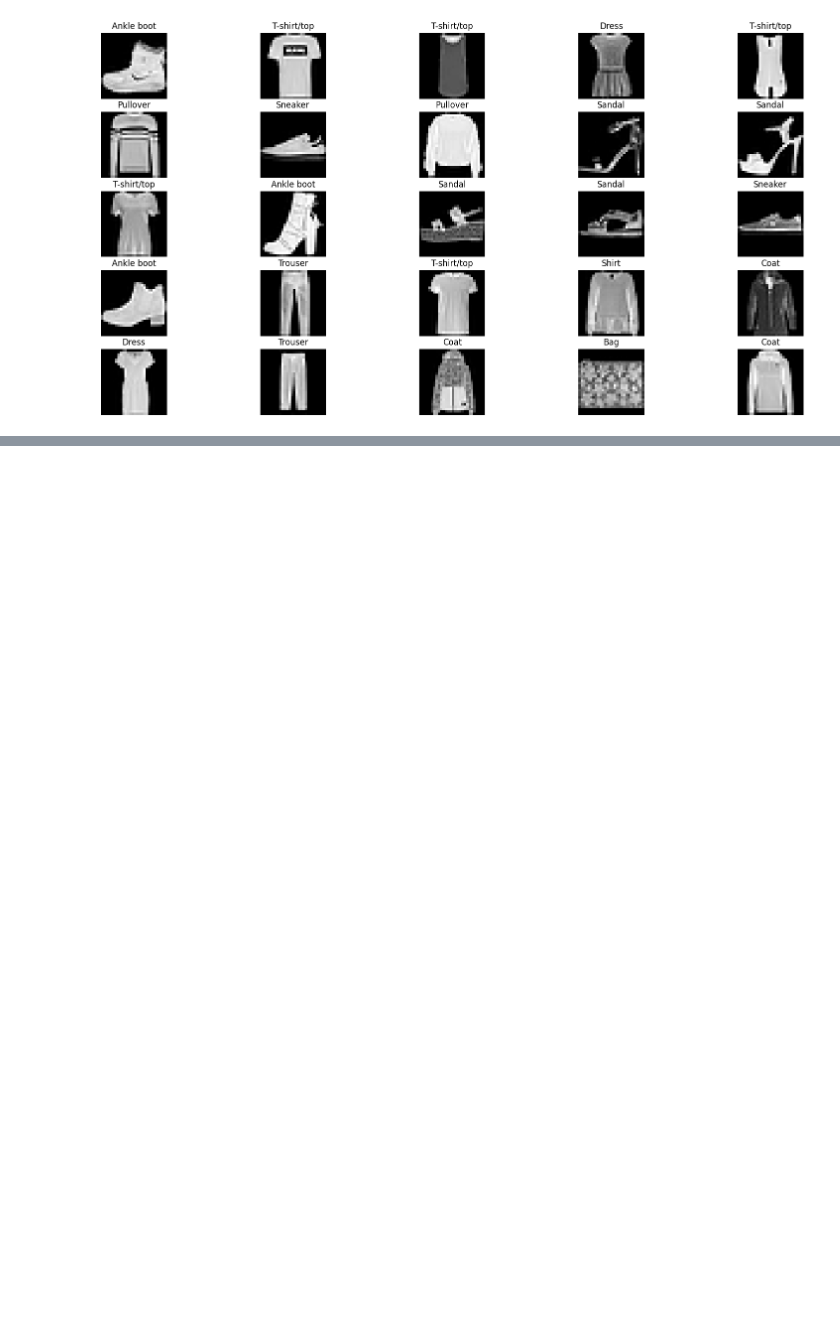
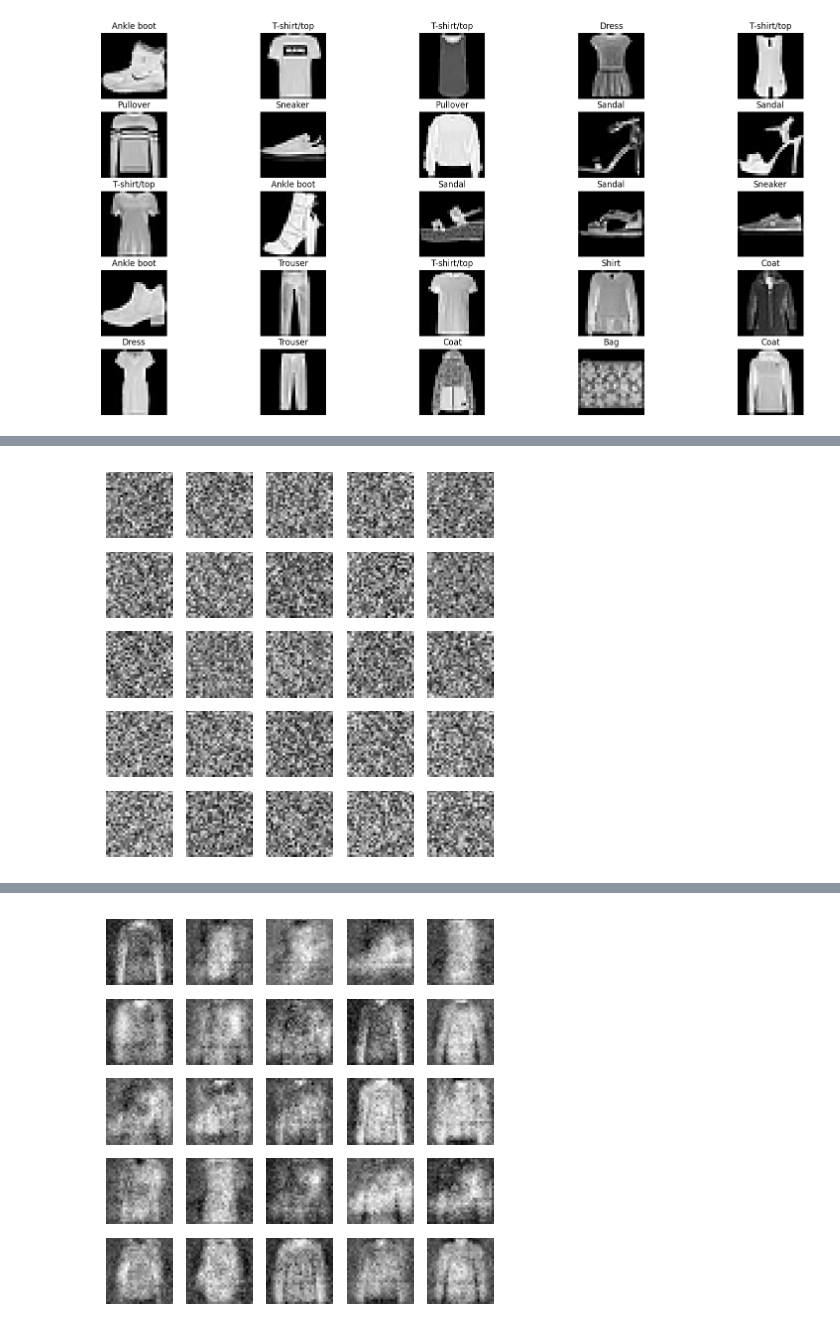
Before and after one commit to Sloosmore/USC_Course_Code, a Jupyter notebook: ITP-359/homework/homework8/gan.ipynb, the cells around one changed output, grey strips where cells are left out. Cells and saved outputs as stored; diff of their text form; code cells hidden in the pictures; blank space fills up the shorter version.

```diff
--- a/ITP-359/homework/homework8/gan.ipynb
+++ b/ITP-359/homework/homework8/gan.ipynb
@@ -70,0 +139,77 @@ plt.imshow(generated_image[0, :, :, 0], cmap='gray')
+# %%
+def make_latent_samples(n_samples, sample_size):
+    return np.random.normal(loc=0, scale=1, size=(n_samples, sample_size))
+# %%
+def make_trainable(model, trainable):
+    for layer in model.layers:
+        layer.trainable = trainable
+# %%
+def make_labels(size):
+    return np.ones([size, 1]), np.zeros([size, 1])
+# %%
+# hyperparameters
+sample_size     = 100
+epochs          = 50
+batch_size      = 64
+eval_size       = 16
+smooth          = 0.1
+
+# Labels for the batch size and the test size
+y_train_real, y_train_fake = make_labels(batch_size)
+y_eval_real,  y_eval_fake  = make_labels(eval_size)
+
+# Create a GAN, a generator and a discriminator
+gan, generator, discriminator = make_simple_GAN(sample_size)
+
+losses = []
+for e in range(epochs):
+    if e % 10 == 0:  # Every 10 epochs
+          latent_samples = make_latent_samples(25, sample_size)
+          generated_digits = generator.predict(latent_samples)
+
+          plt.figure(figsize=(5, 5))
+          for i in range(25):
+              img = generated_digits[i]
+              img = (img / 2 + 0.5) * 255  # Rescale pixel values
+              img = img.reshape(28, 28)    # Reshape flat array back to 28x28
+              plt.subplot(5, 5, i + 1)
+              plt.imshow(img, cmap='gray')
+              plt.axis('off')
+          plt.show()
+
+    for i in range(len(X_train)//batch_size):
+        # real MNIST digit images
+        X_batch_real = X_train[i*batch_size:(i+1)*batch_size]
+
+        # latent samples and the generated digit images
+        latent_samples = make_latent_samples(batch_size, sample_size)
+        X_batch_fake = generator.predict_on_batch(latent_samples)
+
+        # train the discriminator to detect real and fake images
+        make_trainable(discriminator, True)
+        discriminator.train_on_batch(X_batch_real, y_train_real * (1 - smooth))
+        discriminator.train_on_batch(X_batch_fake, y_train_fake)
+
+        # train the generator via GAN
+        make_trainable(discriminator, False)
+        gan.train_on_batch(latent_samples, y_train_real)
+
+        # Display generated digits during training to visualize improvement
+
+    # evaluate
+    X_eval_real = X_test[np.random.choice(len(X_test), eval_size, replace=False)]
+
+    latent_samples = make_latent_samples(eval_size, sample_size)
+    X_eval_fake = generator.predict_on_batch(latent_samples)
+
+    d_loss = discriminator.test_on_batch(X_eval_real, y_eval_real)
+    d_loss = d_loss + discriminator.test_on_batch(X_eval_fake, y_eval_fake)
+
+    # The fake images are labeled a real to test if the discriminator can be fooled.
+    g_loss = gan.test_on_batch(latent_samples, y_eval_real)
+
+    losses.append((d_loss, g_loss))
+
+    print("Epoch: {:>3}/{} Discriminator Loss: {:>6.4f} Generator Loss: {:>6.4f}".format(
+        e+1, epochs, d_loss, g_loss))
+# %% [output]
@@ -70,0 +221 @@ plt.imshow(generated_image[0, :, :, 0], cmap='gray')
+[figure, added]
@@ -70,0 +233 @@ plt.imshow(generated_image[0, :, :, 0], cmap='gray')
+[figure, added]
```
Also changed, not shown: parts of 11 cells of this notebook, 5 other files.
